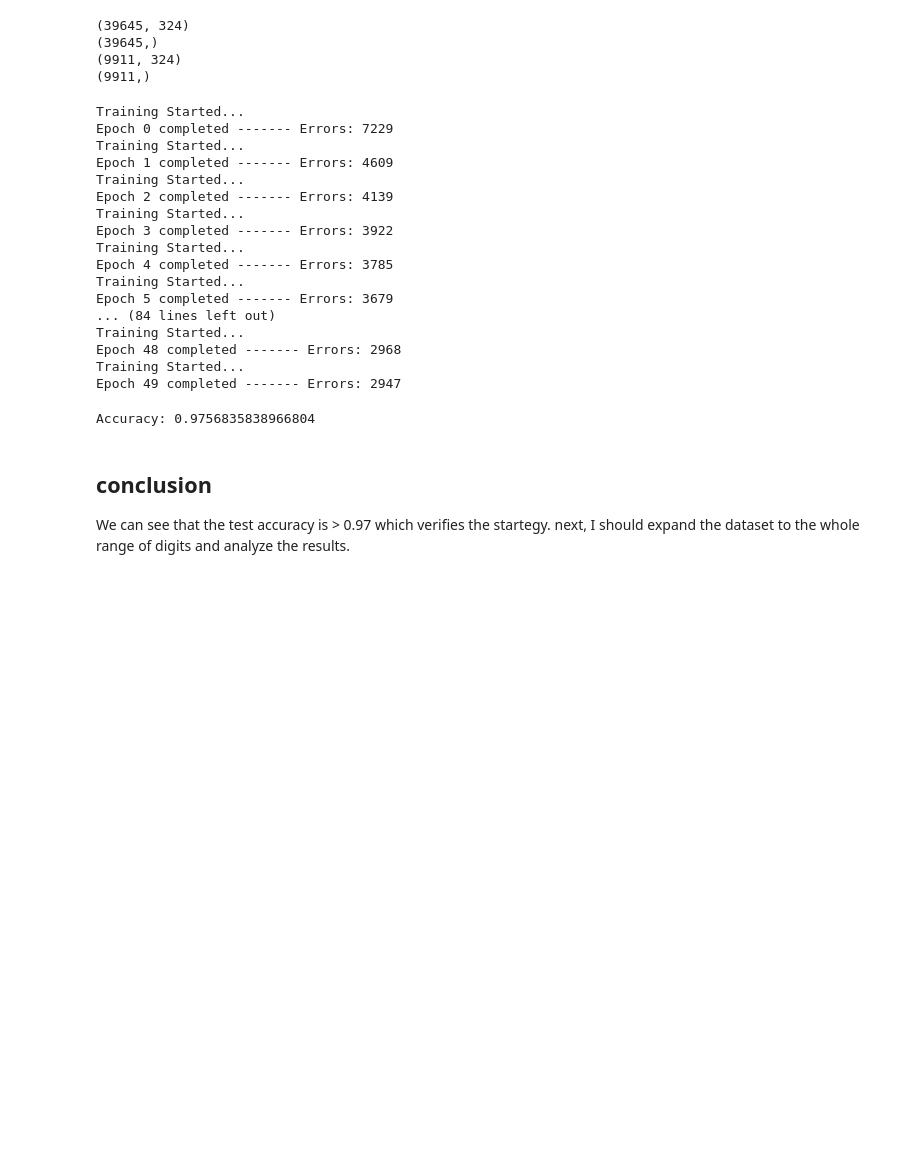
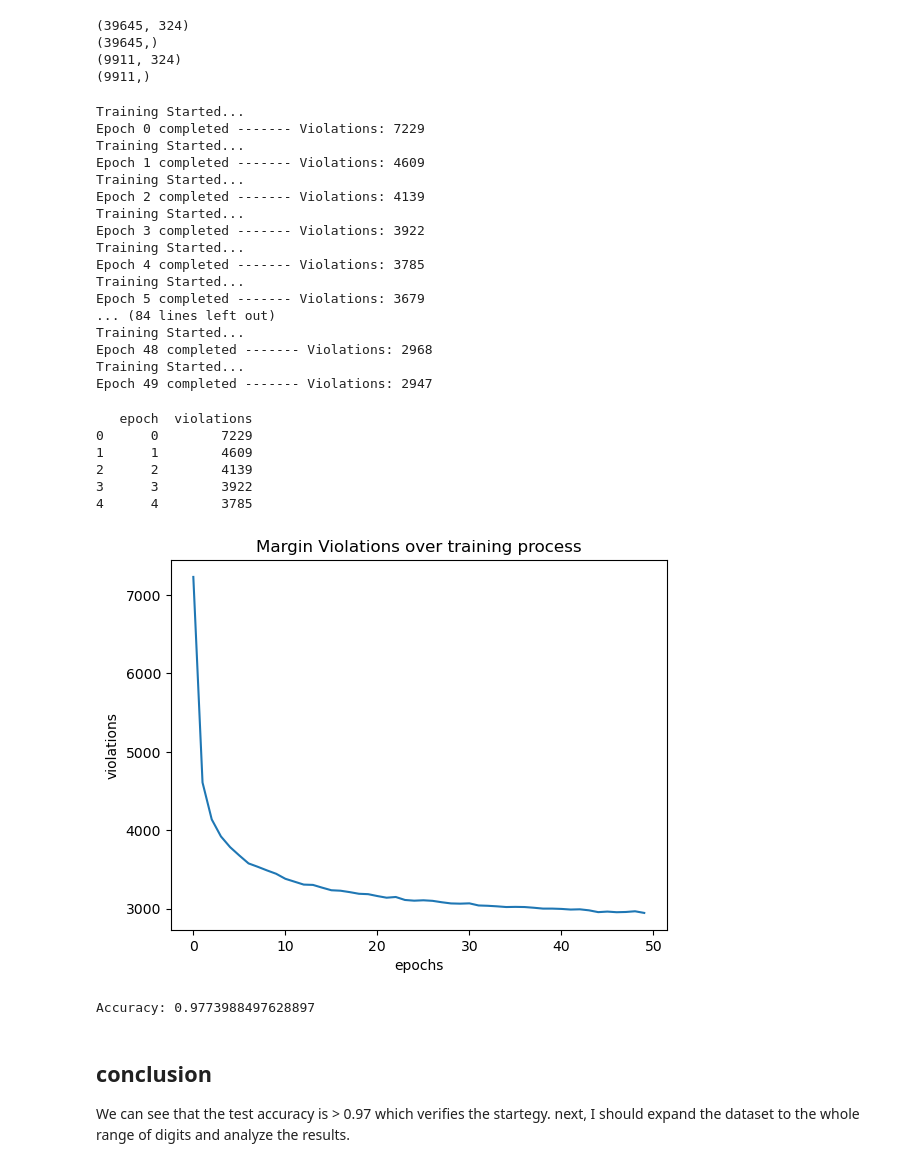
Before and after one commit to tarek-moh/The-MNIST-Suite, a Jupyter notebook: models/svm-primal/svm-primal.ipynb, the cells around one changed output. Drawn from its saved outputs; the diff is of its cells as text; code cells hidden in the pictures; blank space fills up the shorter version.

```diff
--- a/models/svm-primal/svm-primal.ipynb
+++ b/models/svm-primal/svm-primal.ipynb
@@ -99,32 +99,52 @@ df_copy = x_train.copy()
 df_copy['label'] = y_train
 
 model = SVMPrimal(df_copy)
-model.train(0.01, 50, 0.00001)
+margin_violations = model.train(0.01, 50, 0.00001)
 # %% [output]
 Training Started...
-Epoch 0 completed ------- Errors: 7229
+Epoch 0 completed ------- Violations: 7229
 Training Started...
-Epoch 1 completed ------- Errors: 4609
+Epoch 1 completed ------- Violations: 4609
 Training Started...
-Epoch 2 completed ------- Errors: 4139
+Epoch 2 completed ------- Violations: 4139
 Training Started...
-Epoch 3 completed ------- Errors: 3922
+Epoch 3 completed ------- Violations: 3922
 Training Started...
-Epoch 4 completed ------- Errors: 3785
+Epoch 4 completed ------- Violations: 3785
 Training Started...
-Epoch 5 completed ------- Errors: 3679
+Epoch 5 completed ------- Violations: 3679
 ... (84 lines left out)
 Training Started...
-Epoch 48 completed ------- Errors: 2968
+Epoch 48 completed ------- Violations: 2968
 Training Started...
-Epoch 49 completed ------- Errors: 2947
+Epoch 49 completed ------- Violations: 2947
+# %%
+import matplotlib.pyplot as plt
+print(margin_violations.head())
+
+epochs = margin_violations['epoch']
+violations = margin_violations['violations']
+
+plt.plot(epochs, violations)
+plt.title("Margin Violations over training process")
+plt.xlabel("epochs")
+plt.ylabel("violations")
+plt.show()
+# %% [output]
+   epoch  violations
+0      0        7229
+1      1        4609
+2      2        4139
+3      3        3922
+4      4        3785
+[figure, added]
 # %%
 output = model.predict(x_test)
 correct = (output == y_test.to_numpy())
 
 print(f"Accuracy: {correct.sum()/output.shape[0]}")
 # %% [output]
-Accuracy: 0.9756835838966804
+Accuracy: 0.9773988497628897
 # %% [markdown]
 ## conclusion
 We can see that the test accuracy is > 0.97 which verifies the startegy.
```
Also changed, not shown: parts of 8 cells of this notebook, 1 other file.
